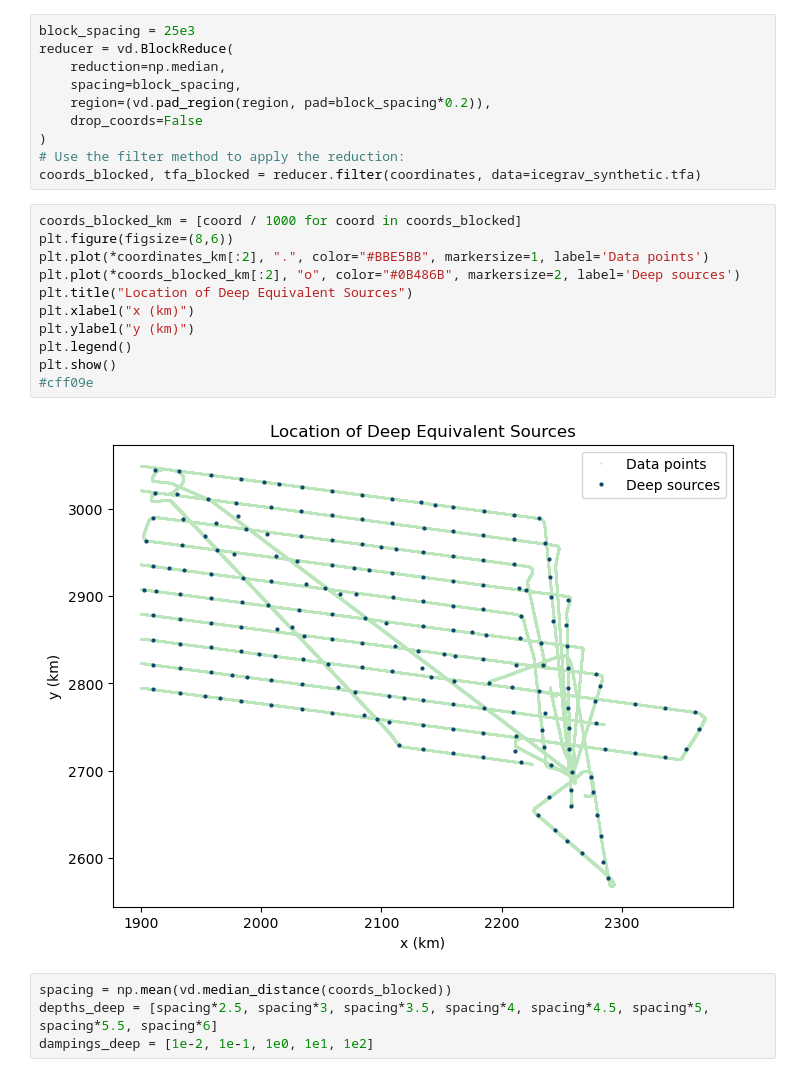
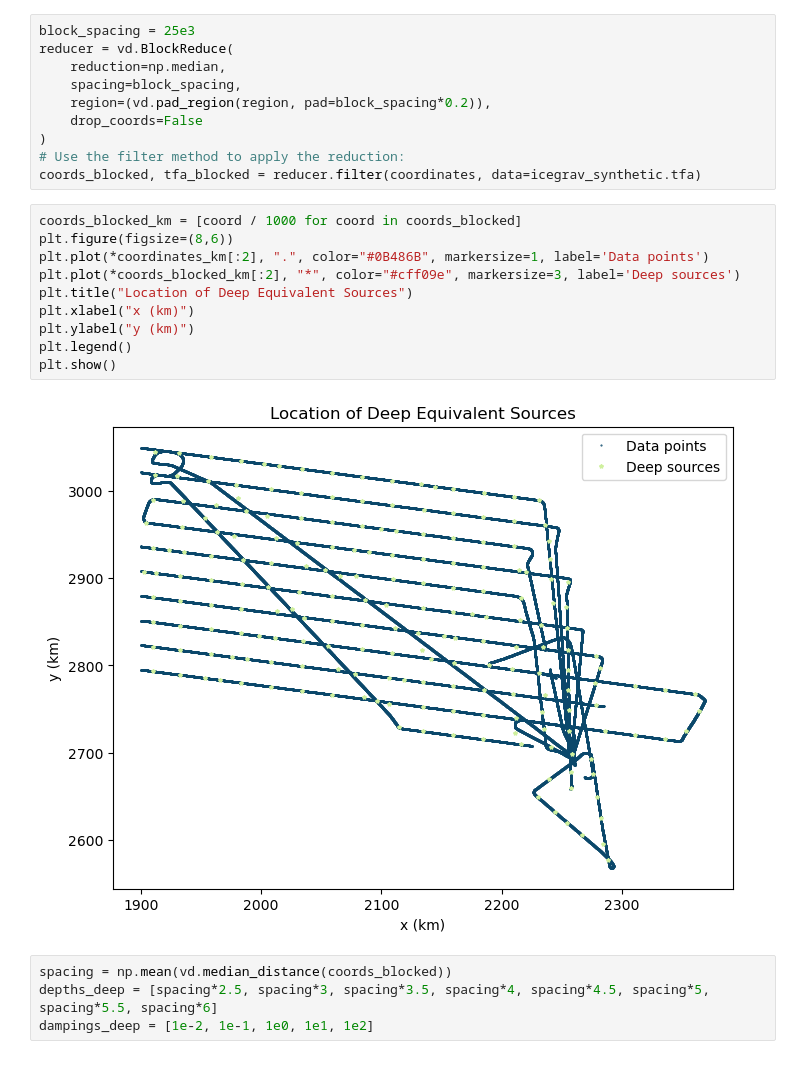
Before and after one commit to compgeolab/eqs-magnetic-dual-layer, a Jupyter notebook: code/06_icegrav_synthetic.ipynb, the cells around one changed output. Drawn from its saved outputs; the diff is of its cells as text.

```diff
--- a/code/06_icegrav_synthetic.ipynb
+++ b/code/06_icegrav_synthetic.ipynb
@@ -369,16 +369,15 @@ coords_blocked, tfa_blocked = reducer.filter(coordinates, data=icegrav_synthetic
 # %%
 coords_blocked_km = [coord / 1000 for coord in coords_blocked]
 plt.figure(figsize=(8,6))
-plt.plot(*coordinates_km[:2], ".", color="#BBE5BB", markersize=1, label='Data points')
-plt.plot(*coords_blocked_km[:2], "o", color="#0B486B", markersize=2, label='Deep sources')
+plt.plot(*coordinates_km[:2], ".", color="#0B486B", markersize=1, label='Data points')
+plt.plot(*coords_blocked_km[:2], "*", color="#cff09e", markersize=3, label='Deep sources')
 plt.title("Location of Deep Equivalent Sources")
 plt.xlabel("x (km)")
 plt.ylabel("y (km)")
 plt.legend()
 plt.show()
-#cff09e
 # %% [output]
-[figure, old version]
+[figure, new version]
 # %%
 spacing = np.mean(vd.median_distance(coords_blocked))
 depths_deep = [spacing*2.5, spacing*3, spacing*3.5, spacing*4, spacing*4.5, spacing*5, spacing*5.5, spacing*6]
```
